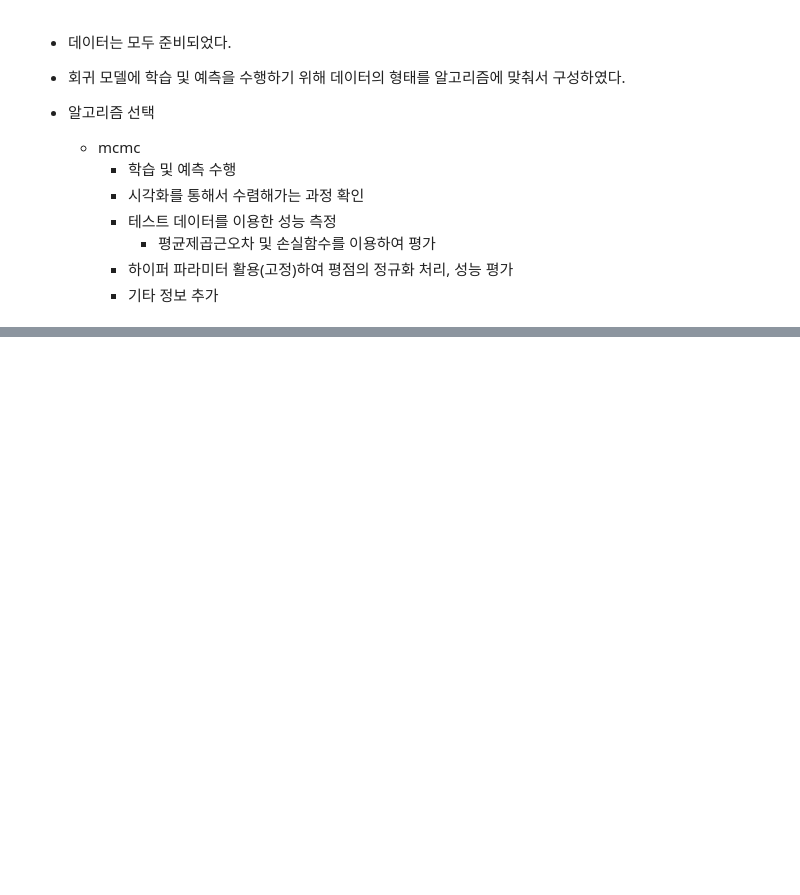
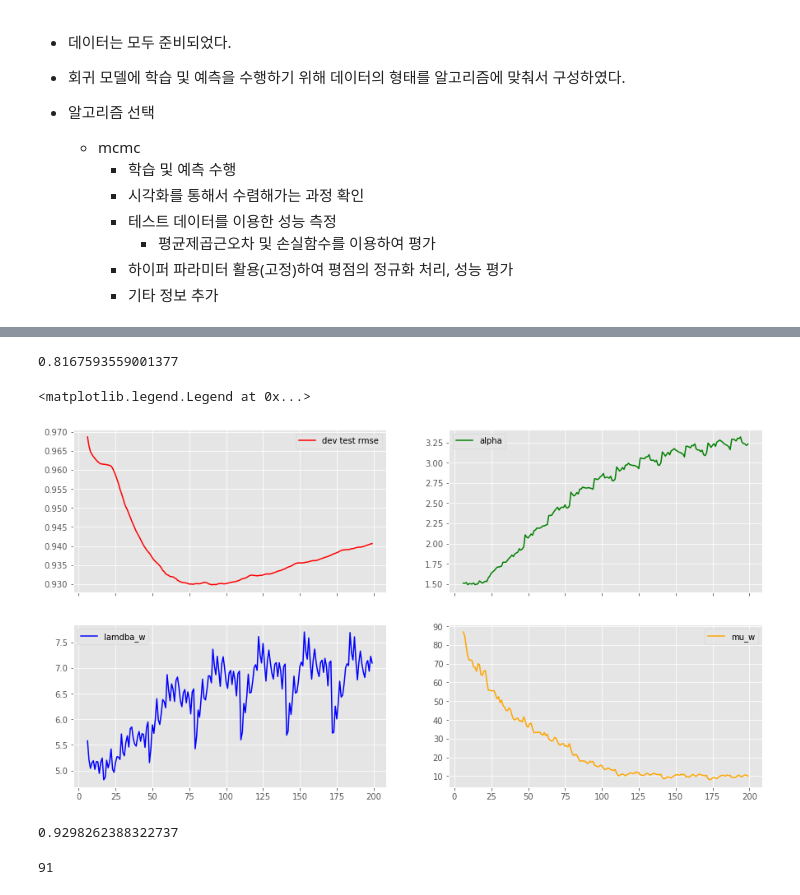
Before and after one commit to devkim0219/ml_dl_projects, a Jupyter notebook: ml/6. 지도학습의 회귀 분석 손실함수_평균제곱근오차 사용하여 평가.ipynb, the cells around one changed output, grey strips where cells are left out. Saved outputs shown, nothing was run; the diff lists cells and outputs as text; code cells hidden in the pictures; blank space fills up the shorter version.

```diff
--- a/ml/6. 지도학습의 회귀 분석 손실함수_평균제곱근오차 사용하여 평가.ipynb
+++ b/ml/6. 지도학습의 회귀 분석 손실함수_평균제곱근오차 사용하여 평가.ipynb
@@ -571,0 +809,10 @@ X_train.shape, X_train_test.shape
+# %%
+scaler = StandardScaler()
+y_train_norm = scaler.fit_transform(y_train.reshape(-1, 1)).ravel()
+# %%
+# 다시 테스트
+fm = mcmc.FMRegression(n_iter=300, rank=32, random_state=seed)
+y_pred = fm.fit_predict(X_train, y_train_norm, X_test)
+np.sqrt(mean_squared_error(y_pred, scaler.transform(y_test.reshape(-1, 1))))
+# %% [output]
+0.8167593559001377
@@ -571,0 +822,61 @@ X_train.shape, X_train_test.shape
+# %%
+# 하이퍼파라미터 고정, 평점 정규화 후 수렴과정 확인
+n_iter = 200
+step_size = 1
+seed = 123
+rank = 32
+
+# 알고리즘 생성
+fm = mcmc.FMRegression(n_iter=0, rank=rank, random_state=seed)
+
+# 훈련 및 예측
+fm.fit_predict(X_train, y_train_norm, X_test)
+
+# 손실함수
+rmse_test = list()
+
+# 하이퍼파라미터
+hyper_param = np.zeros((n_iter - 1, 2 * rank + 3), dtype=np.float64)
+
+for nr, i in enumerate(range(1, n_iter)):    # 1~199
+    fm.random_state = i * seed
+
+    # 데이터가 작아서 조금씩 범위를 이동해가면서 훈련 및 예측 : stip_size
+    y_pred = fm.fit_predict(X_train, y_train_norm, X_test, n_more_iter=step_size)
+
+    # 예측값을 되돌려서 y_test 원래값(1~5)에 들어오게 복원
+    rmse_test.append(np.sqrt(mean_squared_error(scaler.inverse_transform(y_pred), y_test)))
+
+    hyper_param[nr, :] = fm.hyper_param_
+
+# 시각화
+# step_size가 1이여서 위에서는 표현을 안했을 뿐, 실제로는 곱해줘야 한다.
+x = np.arange(1, n_iter) * step_size
+burn_in = 5
+
+fog, axes = plt.subplots(nrows=2, ncols=2, sharex=True, figsize=(15, 8))
+
+axes[0, 0].plot(x[burn_in:], rmse_test[burn_in:], label='dev test rmse', color='r')
+axes[0, 0].legend()
+
+axes[0, 1].plot(x[burn_in:], hyper_param[burn_in:, 0], label='alpha', color='g')
+axes[0, 1].legend()
+
+axes[1, 0].plot(x[burn_in:], hyper_param[burn_in:, 1], label='lamdba_w', color='b')
+axes[1, 0].legend()
+
+axes[1, 1].plot(x[burn_in:], hyper_param[burn_in:, 3], label='mu_w', color='orange')
+axes[1, 1].legend()
+# %% [output]
+<matplotlib.legend.Legend at 0x...>
+[figure, added]
+# %%
+# 최저값
+print(np.min(rmse_test))
+# %% [output]
+0.9298262388322737
+# %%
+# y값이 최저값일때의 x값
+x[np.argmin(rmse_test)]
+# %% [output]
+91
```
Also changed, not shown: parts of 42 cells of this notebook.
